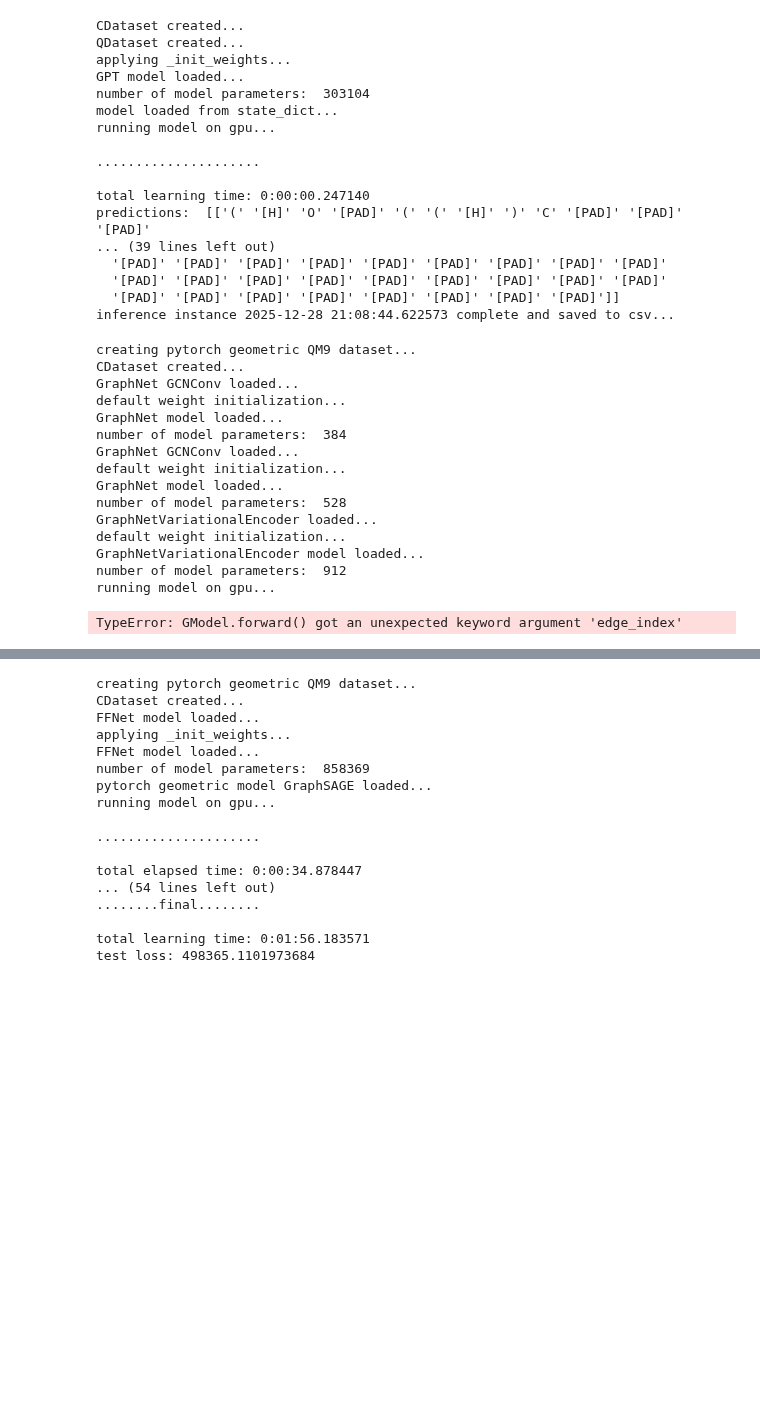
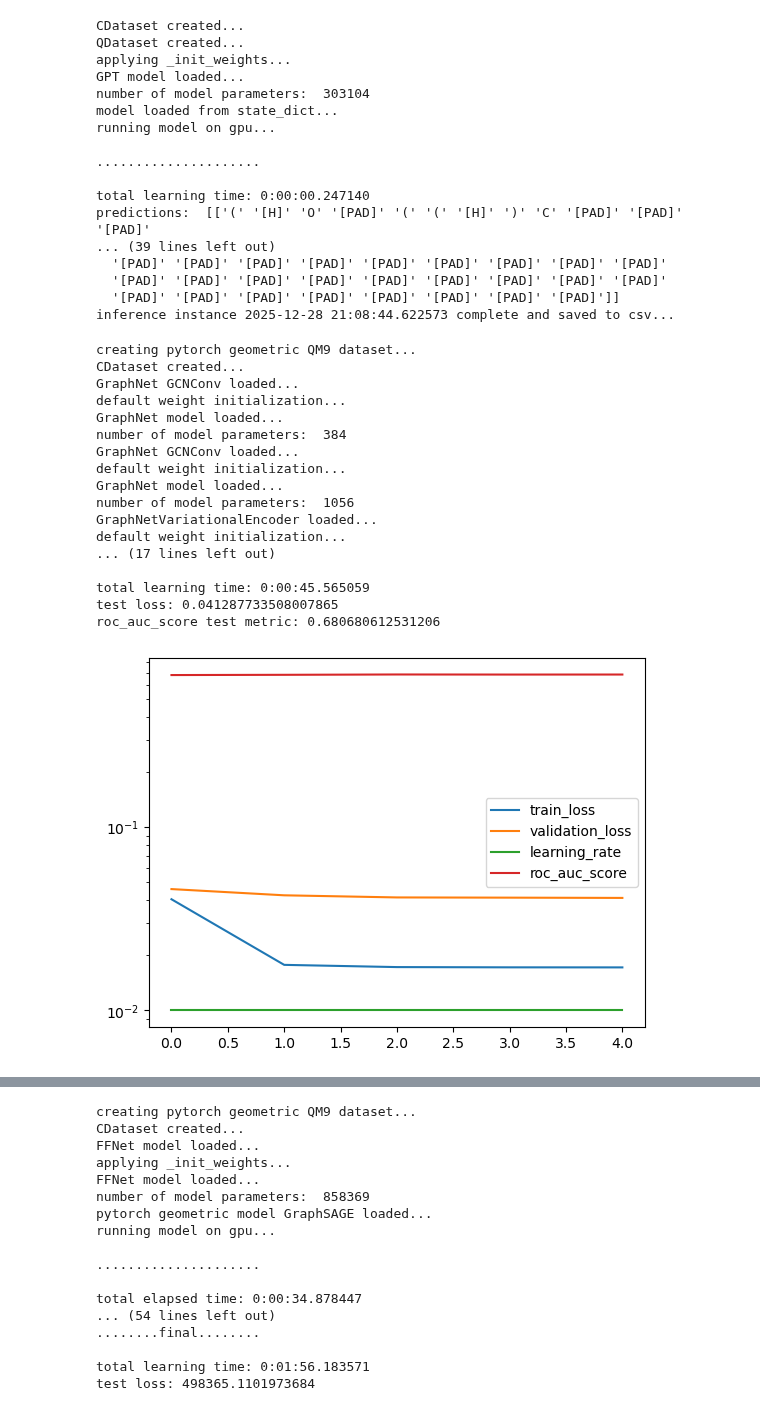
Before and after one commit to icanswim/qchem, a Jupyter notebook: experiment.ipynb, the cells around one changed output, grey strips where cells are left out. Cells and saved outputs as stored; diff of their text form; code cells hidden in the pictures; blank space fills up the shorter version.

```diff
--- a/experiment.ipynb
+++ b/experiment.ipynb
@@ -1260,9 +1333,11 @@ inference instance 2025-12-28 21:08:44.622573 complete and saved to csv...
 # graph variational autoencoder WITHOUT adversarial regulation and GCNConv encoder
 # extract, create, load, model, metrics, display
 
+hidden = 32
+
 model_param = {'in_channels': 11,
-               'hidden': 32,
-               'out_channels': 16,
+               'hidden': hidden,
+               'out_channels': hidden,
                'convolution': 'GCNConv'}
 
 ds_param = {'train_param': {'dataset': 'QM9',
@@ -1285,38 +1360,40 @@ sample_param = {'set_seed': 88,
                 'splits': (.7, .15),
                 'subset': .1}
 
 sched_param = {'factor': .6,
                'patience': 2,
                'cooldown': 1}
 
 
 learn = Learn([PGDS],
               GraphNetVariationalEncoder,
               Selector,
               Optimizer=Adam,
               Scheduler=ReduceLROnPlateau,
               Criterion=EncoderLoss,
               DataLoader=DataLoader,
               model_param=model_param, ds_param=ds_param, sample_param=sample_param,
               opt_param=opt_param, sched_param=sched_param, crit_param=crit_param,
               metrics_param=metrics_param, batch_size=256, epochs=5, target=None, num_workers=4)
 # %% [output]
 creating pytorch geometric QM9 dataset...
 CDataset created...
 GraphNet GCNConv loaded...
 default weight initialization...
 GraphNet model loaded...
 number of model parameters:  384
 GraphNet GCNConv loaded...
 default weight initialization...
 GraphNet model loaded...
-number of model parameters:  528
+number of model parameters:  1056
 GraphNetVariationalEncoder loaded...
 default weight initialization...
-GraphNetVariationalEncoder model loaded...
-number of model parameters:  912
-running model on gpu...
+... (17 lines left out)
+
+total learning time: 0:00:45.565059
+test loss: 0.041287733508007865
+roc_auc_score test metric: 0.680680612531206
-TypeError: GModel.forward() got an unexpected keyword argument 'edge_index'
+[figure, added]
 # %%
 # PGDS dataset with adversarial GraphNetVariationalEncoder qchem model
 # graph variational autoencoder WITH adversarial regulation and GCNConv encoder
```
Also changed, not shown: parts of 14 cells of this notebook, 2 other files.
